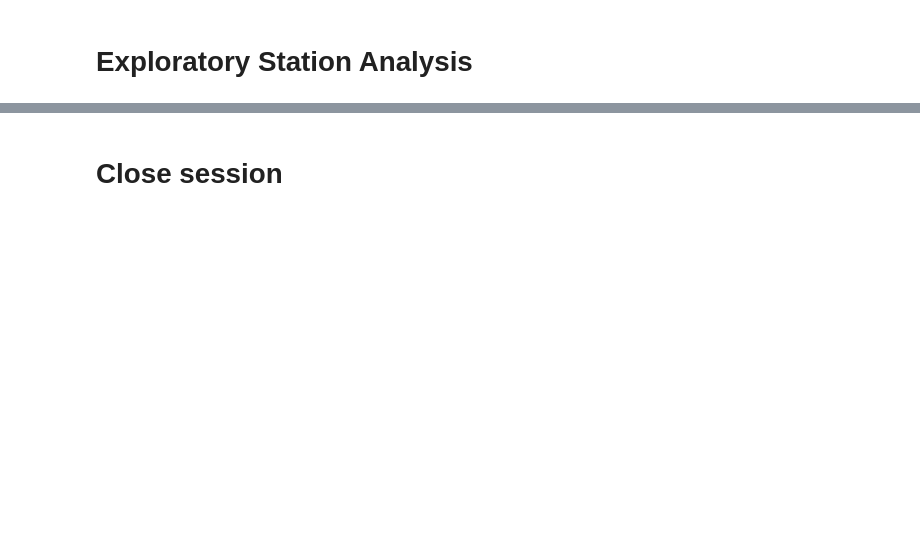
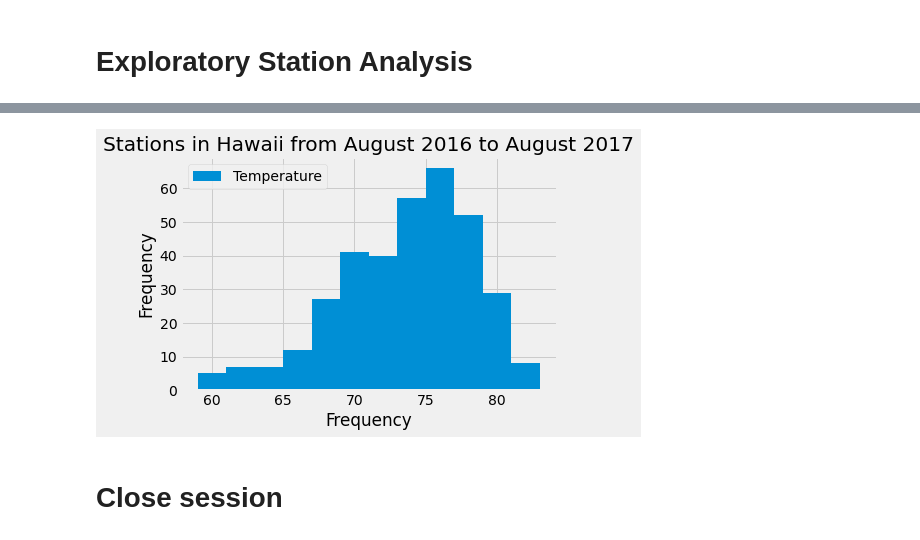
Before and after one commit to magui193/sqlalchemy-challenge, a Jupyter notebook: Margarita_climate.ipynb, the cells around one changed output, grey strips where cells are left out. Drawn from its saved outputs; the diff is of its cells as text; code cells hidden in the pictures; blank space fills up the shorter version.

```diff
--- a/Margarita_climate.ipynb
+++ b/Margarita_climate.ipynb
@@ -31,5 +55,7 @@ Base.classes.keys()
 # %%
 # Save references to each table
+Measurement = Base.classes.measurement
+Station = Base.classes.station
 # %%
 # Create our session (link) from Python to the DB
 session = Session(engine)
@@ -63,3 +128,5 @@ session = Session(engine)
 # %%
 # Design a query to find the most active stations (i.e. what stations have the most rows?)
 # List the stations and the counts in descending order.
+active_stations = (session.query(Measurement.station, Station.name, func.count(Measurement.id)).filter(Measurement.station == Station.station).group_by(Measurement.station).order_by(func.count(Measurement.id).desc()).all())
+print(active_stations)
@@ -68,3 +143,10 @@ session = Session(engine)
 # %%
 # Using the most active station id
 # Query the last 12 months of temperature observation data for this station and plot the results as a histogram
+last_year = dt.date(2017,8,23) - dt.timedelta(days=365)
+temperature_analysis = (session.query(Measurement.station, Measurement.date, Measurement.tobs).filter(Measurement.date > last_year).filter(Measurement.station == active_stations[0][0]).order_by(Measurement.date).all())
+
+#Create dataframe
+temperature_df = pd.DataFrame(temperature_analysis, columns=['Station', 'Date', 'Temperature'])
+temperature_df = temperature_df.set_index("Date").sort_index(ascending=True)
+temperature_df
@@ -71,3 +168,12 @@ session = Session(engine)
+# %%
+#Use pandas to plot active station
+temperature_df.plot(kind="hist", bins = 12)
+plt.title('Stations in Hawaii from August 2016 to August 2017')
+plt.xlabel("Temperature")
+plt.xlabel("Frequency")
+plt.savefig("stations_temperature.png")
+# %% [output]
+[figure, added]
 # %% [markdown]
 # Close session
 # %%
```
Also changed, not shown: parts of 14 cells of this notebook, 2 other files.
